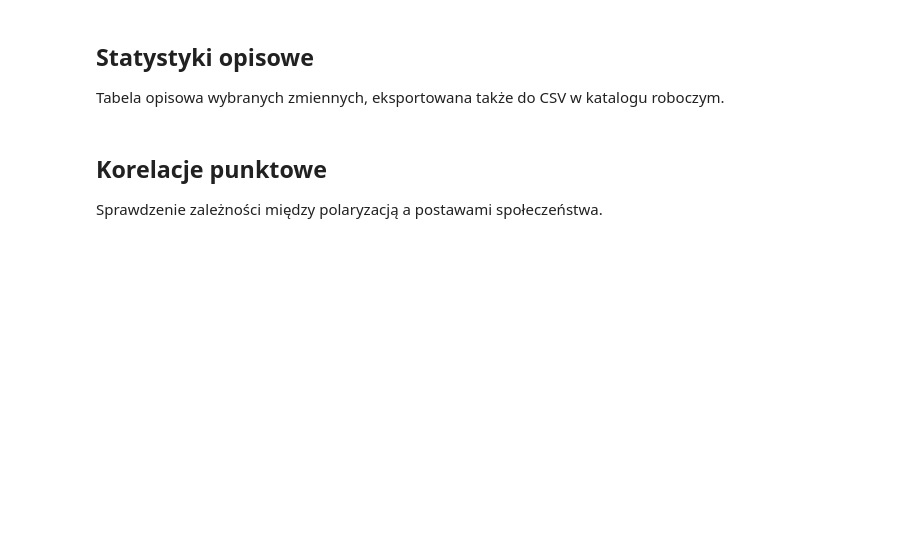
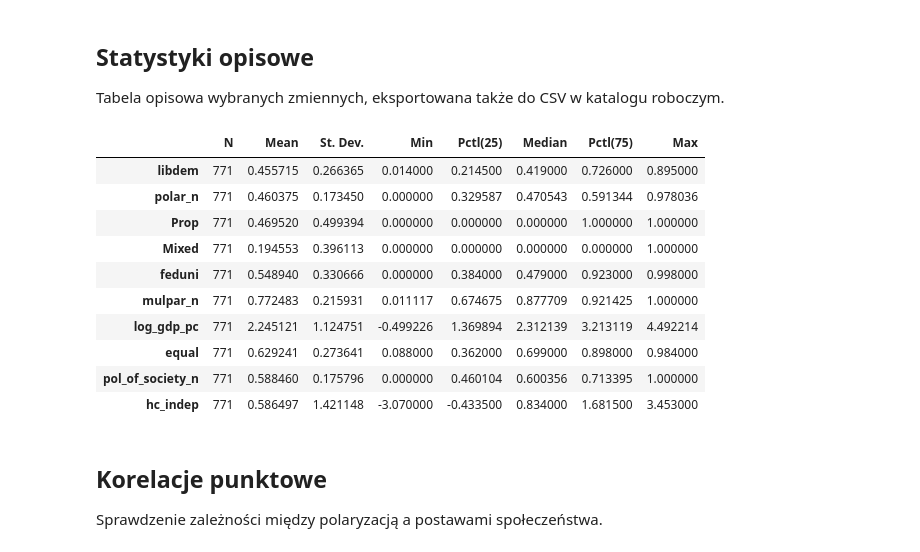
Before and after one commit to terleckimaciej/Democracy-taken-Hostage, a Jupyter notebook: main.ipynb, the cells around one changed output. Drawn from its saved outputs; the diff is of its cells as text; code cells hidden in the pictures; blank space fills up the shorter version.

```diff
--- a/main.ipynb
+++ b/main.ipynb
@@ -164,16 +186,28 @@ panel_df
 ## Statystyki opisowe
 Tabela opisowa wybranych zmiennych, eksportowana także do CSV w katalogu roboczym.
 # %%
-descriptive_columns = ['polar_n', 'Prop', 'Mixed', 'feduni', 'mulpar_n', 'log_gdp_pc', 'equal', 'pol_of_society_n']
+descriptive_columns = ['libdem','polar_n', 'Prop', 'Mixed', 'feduni', 'mulpar_n', 'log_gdp_pc', 'equal', 'pol_of_society_n', 'hc_indep']
 
 stats_table = panel_df[descriptive_columns].describe(percentiles=[0.25, 0.5, 0.75]).T
 stats_table.rename(columns={
     'count': 'N', 'mean': 'Mean', 'std': 'St. Dev.', 'min': 'Min',
     '25%': 'Pctl(25)', '50%': 'Median', '75%': 'Pctl(75)', 'max': 'Max'
 }, inplace=True)
 stats_table['N'] = panel_df[descriptive_columns].count()
 stats_table.to_csv('descriptive_statistics.csv')
 stats_table
+# %% [output]
+|  | N | Mean | St. Dev. | Min | Pctl(25) | Median | Pctl(75) | Max |
+| libdem | 771 | 0.455715 | 0.266365 | 0.014000 | 0.214500 | 0.419000 | 0.726000 | 0.895000 |
+| polar_n | 771 | 0.460375 | 0.173450 | 0.000000 | 0.329587 | 0.470543 | 0.591344 | 0.978036 |
+| Prop | 771 | 0.469520 | 0.499394 | 0.000000 | 0.000000 | 0.000000 | 1.000000 | 1.000000 |
+| Mixed | 771 | 0.194553 | 0.396113 | 0.000000 | 0.000000 | 0.000000 | 0.000000 | 1.000000 |
+| feduni | 771 | 0.548940 | 0.330666 | 0.000000 | 0.384000 | 0.479000 | 0.923000 | 0.998000 |
+| mulpar_n | 771 | 0.772483 | 0.215931 | 0.011117 | 0.674675 | 0.877709 | 0.921425 | 1.000000 |
+| log_gdp_pc | 771 | 2.245121 | 1.124751 | -0.499226 | 1.369894 | 2.312139 | 3.213119 | 4.492214 |
+| equal | 771 | 0.629241 | 0.273641 | 0.088000 | 0.362000 | 0.699000 | 0.898000 | 0.984000 |
+| pol_of_society_n | 771 | 0.588460 | 0.175796 | 0.000000 | 0.460104 | 0.600356 | 0.713395 | 1.000000 |
+| hc_indep | 771 | 0.586497 | 1.421148 | -3.070000 | -0.433500 | 0.834000 | 1.681500 | 3.453000 |
 # %% [markdown]
 ## Korelacje punktowe
 Sprawdzenie zależności między polaryzacją a postawami społeczeństwa.
```
Also changed, not shown: parts of 13 cells of this notebook.
